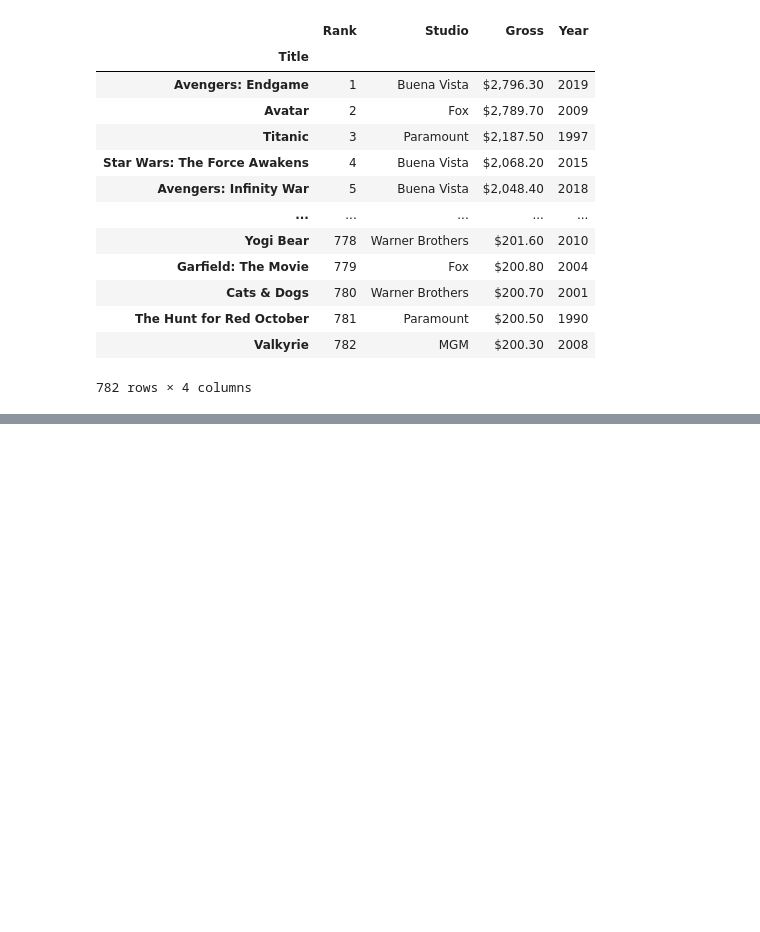
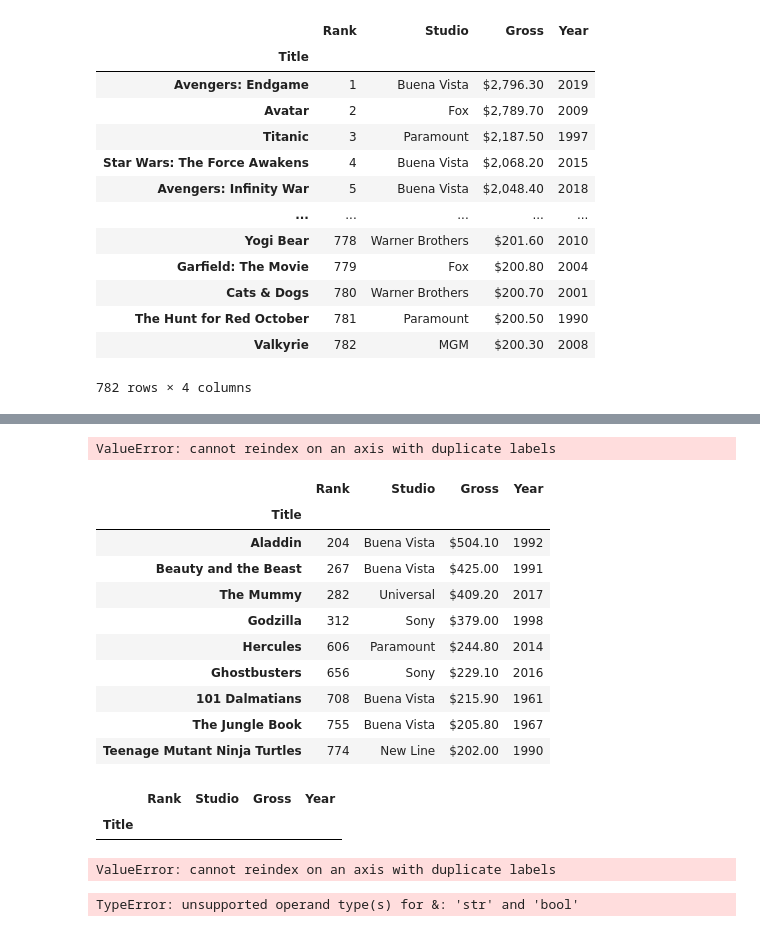
Before and after one commit to manjunath-hanmantgad/python-development, a Jupyter notebook: Pandas_projects/notebooks/Untitled.ipynb, the cells around one changed output, grey strips where cells are left out. Drawn from its saved outputs; the diff is of its cells as text; code cells hidden in the pictures; blank space fills up the shorter version.

```diff
--- a/Pandas_projects/notebooks/Untitled.ipynb
+++ b/Pandas_projects/notebooks/Untitled.ipynb
@@ -38,0 +129,18 @@ df
+# %%
+df[studio_release & year_release]
+# %% [output]
+ValueError: cannot reindex on an axis with duplicate labels
+# %%
+df[df.index.duplicated()]
+# %% [output]
+|  | Rank | Studio | Gross | Year |
+| Title |  |  |  |  |
+| Aladdin | 204 | Buena Vista | $504.10 | 1992 |
+| Beauty and the Beast | 267 | Buena Vista | $425.00 | 1991 |
+| The Mummy | 282 | Universal | $409.20 | 2017 |
+| Godzilla | 312 | Sony | $379.00 | 1998 |
+| Hercules | 606 | Paramount | $244.80 | 2014 |
+| Ghostbusters | 656 | Sony | $229.10 | 2016 |
+| 101 Dalmatians | 708 | Buena Vista | $215.90 | 1961 |
+| The Jungle Book | 755 | Buena Vista | $205.80 | 1967 |
+| Teenage Mutant Ninja Turtles | 774 | New Line | $202.00 | 1990 |
@@ -38,0 +151,9 @@ df
+# %%
+df[df.index.duplicated()]
+# %% [output]
+|  | Rank | Studio | Gross | Year |
+| Title |  |  |  |  |
+# %%
+df[studio_release & year_release]
+# %% [output]
+ValueError: cannot reindex on an axis with duplicate labels
@@ -38,0 +163,4 @@ df
+# %%
+df = df[studio_release & year_release]
+# %% [output]
+TypeError: unsupported operand type(s) for &: 'str' and 'bool'
```
Also changed, not shown: parts of 14 cells of this notebook.
